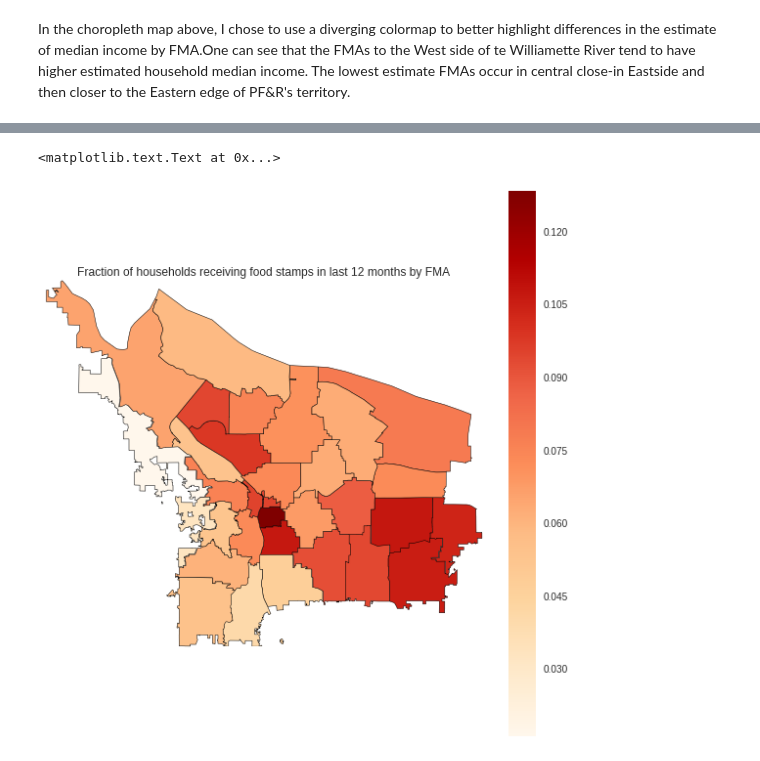
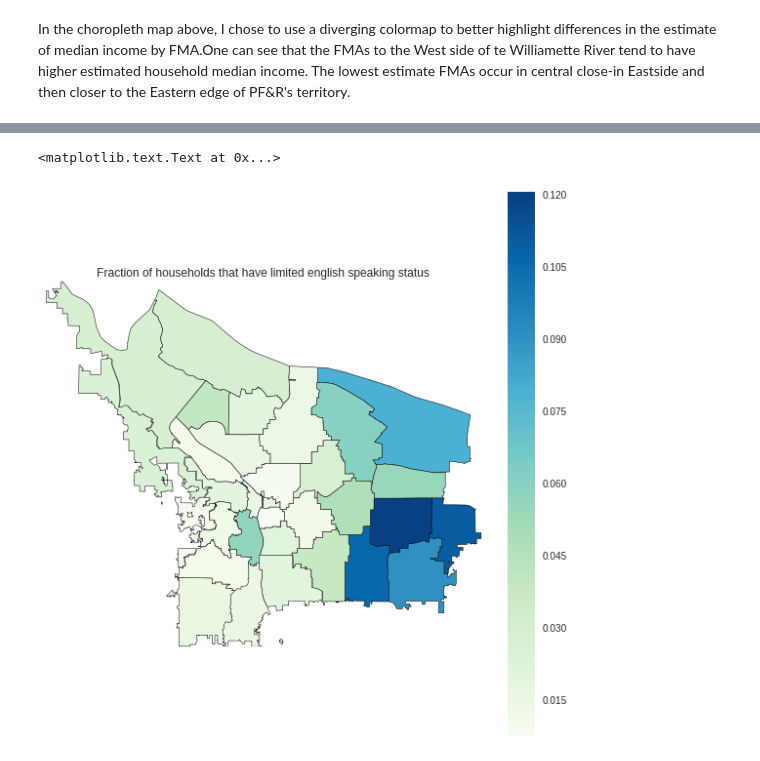
Before and after one commit to sky-t/hack-or-emergency-response, a Jupyter notebook: census_eda_geo.ipynb, the cells around one changed output, grey strips where cells are left out. Saved outputs shown, nothing was run; the diff lists cells and outputs as text; code cells hidden in the pictures.

```diff
--- a/census_eda_geo.ipynb
+++ b/census_eda_geo.ipynb
@@ -537,20 +620,24 @@ plt.title("Fraction of adults 25 and older with a college degree or higher by FM
 # %%
-# explore food stamps by FMA
-QUERY8 = '''SELECT f.fma,
-  round(sum(c.total*f.overlap_fma)) AS total,
-  round(sum(c.hh_rec_fs*f.overlap_fma)) AS rec_food_stamps,
-  ((sum(c.hh_rec_fs*f.overlap_fma))/(sum(c.total*f.overlap_cbg)
-      )) AS percent_rec_fs,
-  round(sum(c.hh_dn_rec_fs*f.overlap_fma)) AS dn_red_food_stamps,
-  ((sum(c.hh_dn_rec_fs*f.overlap_fma))/(sum(c.total*f.overlap_cbg)
-      )) AS percent_dn_rec_fs,
+# explore household language by FMA
+# I chose to aggregate by housholds that speak English only
+# we also migh try to look at number of limited english speaking households
+
+QUERY8='''SELECT f.fma,
+  round(sum(c.estimate_total*f.overlap_cbg)) AS total,
+  round(sum(c.english_only*f.overlap_cbg)) AS english_only,
+  ((sum(c.english_only*f.overlap_cbg))/(sum(c.estimate_total*f.overlap_cbg))) AS percent_english_only,
+  (round((sum(c.spanish_lesh*f.overlap_cbg)) + (sum(c.Other_Indo_Euro_lesh*f.overlap_cbg)) +
+  (sum(c.Asian_Pacific_Island_lesh*f.overlap_cbg)) + (sum(c.other_lesh*f.overlap_cbg)))) AS total_lesh,
+  (((sum(c.spanish_lesh*f.overlap_cbg)) + (sum(c.Other_Indo_Euro_lesh*f.overlap_cbg)) +
+  (sum(c.Asian_Pacific_Island_lesh*f.overlap_cbg)) + (sum(c.other_lesh*f.overlap_cbg)))/
+  (sum(c.estimate_total*f.overlap_cbg))) AS percent_total_lesh,
   s.geom
-FROM fmac_proportion f INNER JOIN census_food_stamps c
+FROM fmac_proportion f INNER JOIN census_household_language c
 ON f.c_block = c.id2
 INNER JOIN fma_shapes s
 ON f.fma = s.fma
 GROUP BY f.fma, s.geom
-ORDER BY rec_food_stamps DESC
+ORDER BY percent_total_lesh DESC
 '''
 # %%
 df8 = gpd_query(QUERY8)
@@ -597,15 +685,15 @@ df8
 # %%
-gplt.choropleth(df6,
-                hue=df6['percent_no_health_insurance'],  # Display data, passed as a Series
+gplt.choropleth(df8,
+                hue=df8['percent_total_lesh'],  # Display data, passed as a Series
                 projection=gcrs.AlbersEqualArea(),
-                cmap='OrRd',
+                cmap='GnBu',
                 linewidth=0.5,
                 k=None,
                 legend=True,
                 #scheme='equal_interval',
                 figsize=(10, 10))
 
-plt.title("Fraction of households receiving food stamps in last 12 months by FMA")
+plt.title("Fraction of households that have limited english speaking status")
 # %% [output]
 <matplotlib.text.Text at 0x...>
-[figure, old version]
+[figure, new version]
```
Also changed, not shown: parts of 30 cells of this notebook.
